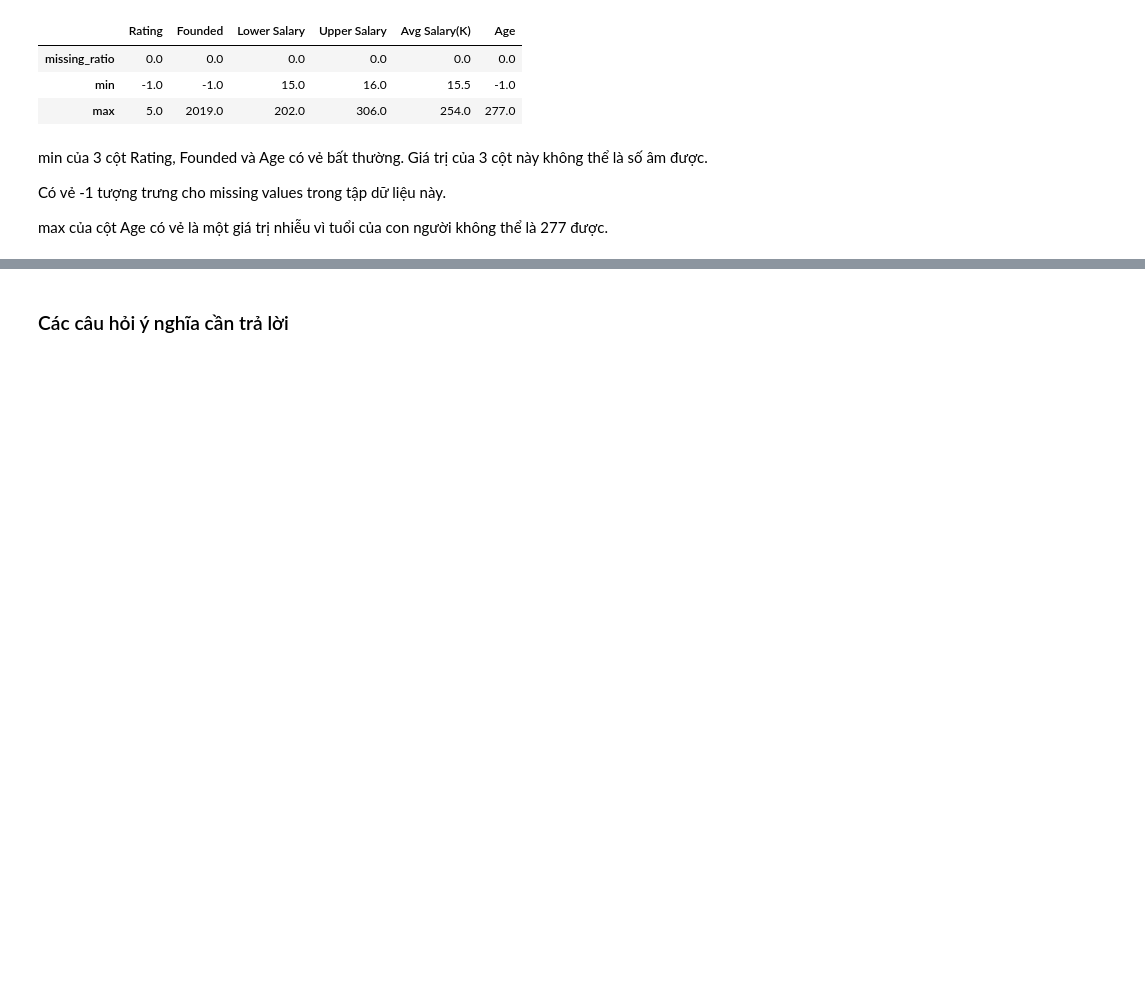
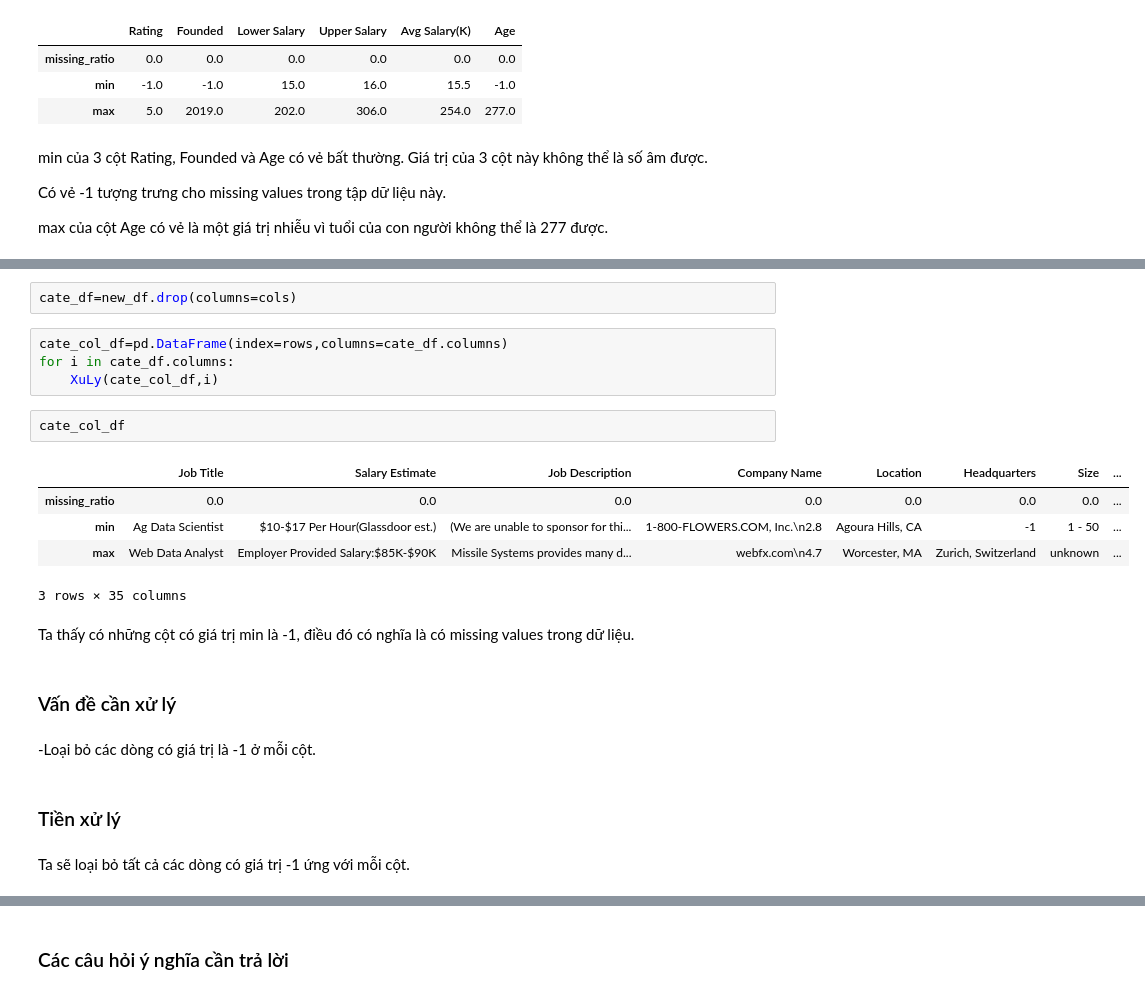
Before and after one commit to dolekhanhdang/-n-cu-i-k---LT-KHDL, a Jupyter notebook: Final Project.ipynb, the cells around one changed output, grey strips where cells are left out. Drawn from its saved outputs; the diff is of its cells as text; blank space fills up the shorter version.

```diff
--- a/Final Project.ipynb
+++ b/Final Project.ipynb
@@ -242,0 +287,24 @@ max của cột Age có vẻ là một giá trị nhiễu vì tuổi của con n
+# %%
+cate_df=new_df.drop(columns=cols)
+# %%
+cate_col_df=pd.DataFrame(index=rows,columns=cate_df.columns)
+for i in cate_df.columns:
+    XuLy(cate_col_df,i)
+# %%
+cate_col_df
+# %% [output]
+|  | Job Title | Salary Estimate | Job Description | Company Name | Location | Headquarters | Size | ... |
+| missing_ratio | 0.0 | 0.0 | 0.0 | 0.0 | 0.0 | 0.0 | 0.0 | ... |
+| min | Ag Data Scientist | $10-$17 Per Hour(Glassdoor est.) | (We are unable to sponsor for thi... | 1-800-FLOWERS.COM, Inc.\n2.8 | Agoura Hills, CA | -1 | 1 - 50 | ... |
+| max | Web Data Analyst | Employer Provided Salary:$85K-$90K | ­­Missile Systems provides many d... | webfx.com\n4.7 | Worcester, MA | Zurich, Switzerland | unknown | ... |
+3 rows × 35 columns
+# %% [markdown]
+Ta thấy có những cột có giá trị min là -1, điều đó có nghĩa là có missing values trong dữ liệu.
+# %% [markdown]
+### Vấn đề cần xử lý
+# %% [markdown]
+-Loại bỏ các dòng có giá trị là -1 ở mỗi cột.
+# %% [markdown]
+### Tiền xử lý
+# %% [markdown]
+Ta sẽ loại bỏ tất cả các dòng có giá trị -1 ứng với mỗi cột.
```
Also changed, not shown: parts of 25 cells of this notebook.
